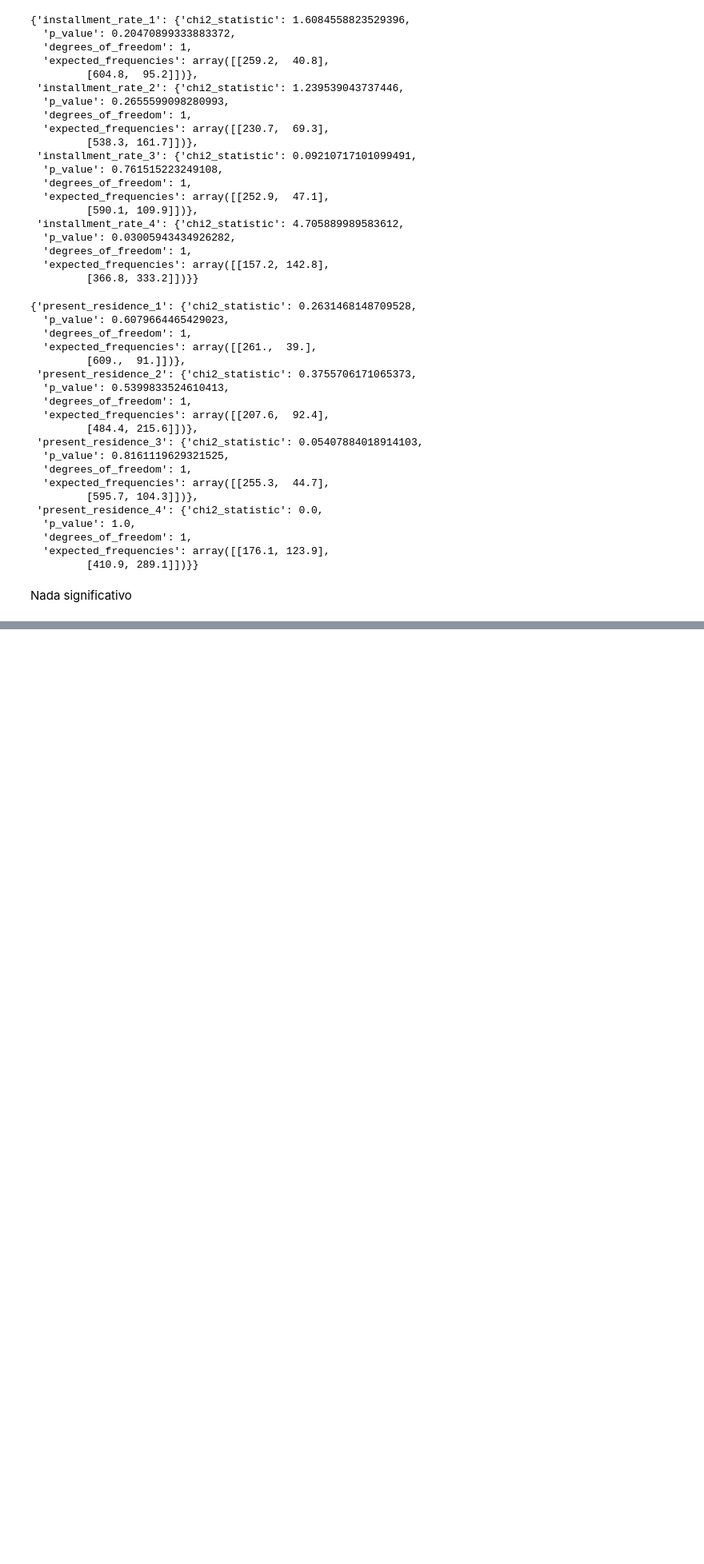
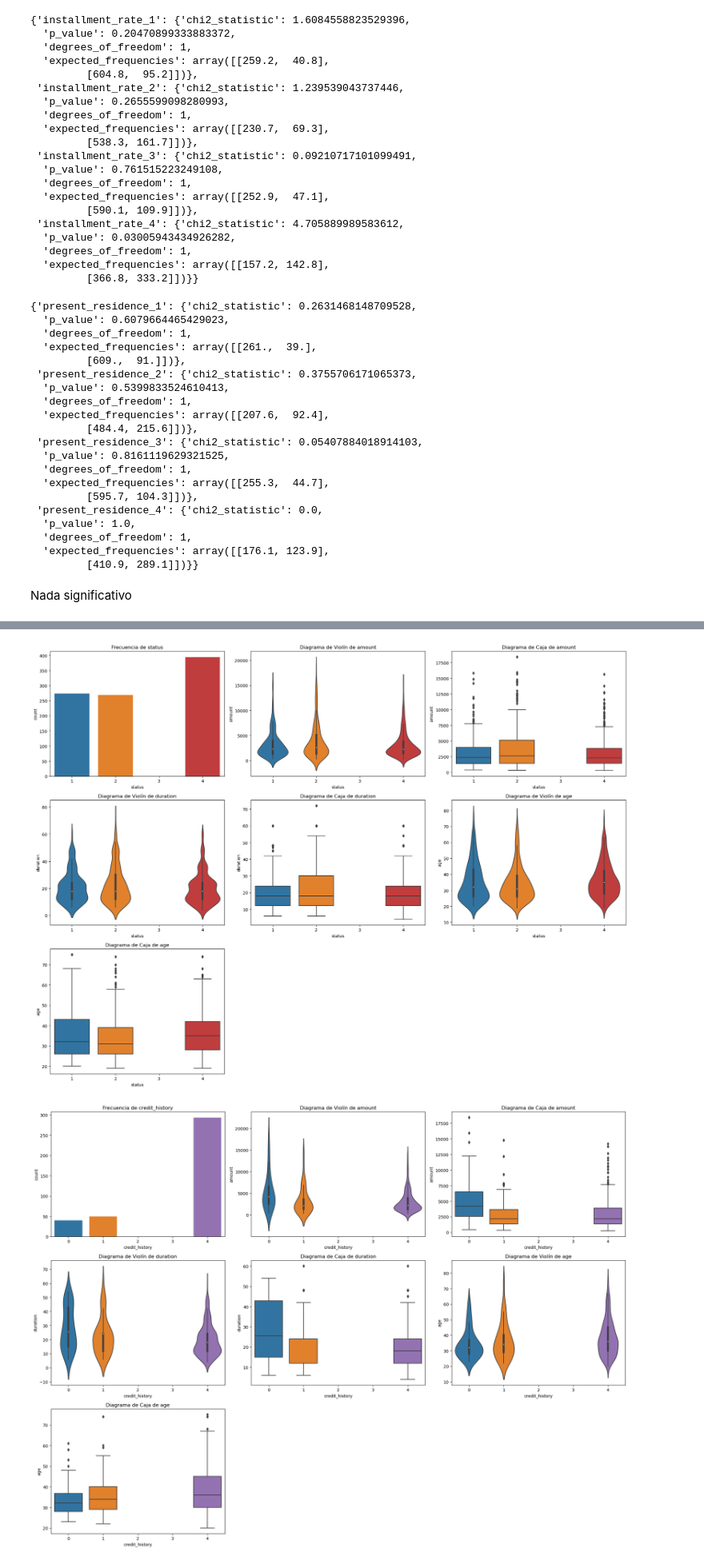
Before and after one commit to victorarmandolezama/south-german-credit, a Jupyter notebook: analyisis_.ipynb, the cells around one changed output, grey strips where cells are left out. Shown at 80% size. Saved outputs shown, nothing was run; the diff lists cells and outputs as text; code cells hidden in the pictures; blank space fills up the shorter version.

```diff
--- a/analyisis_.ipynb
+++ b/analyisis_.ipynb
@@ -607,0 +894,5 @@ Nada significativo
+# %%
+plot_distributions(data, ['amount', 'duration', 'age'], ['status', 'credit_history', 'purpose', 'housing'], [['4', '1', '2'], ['4', '0', '1'], ['3', '1', '0', '6'], ['1', '2', '3']])
+# %% [output]
+[figure, added]
+[figure, added]
```
Also changed, not shown: parts of 14 cells of this notebook.
